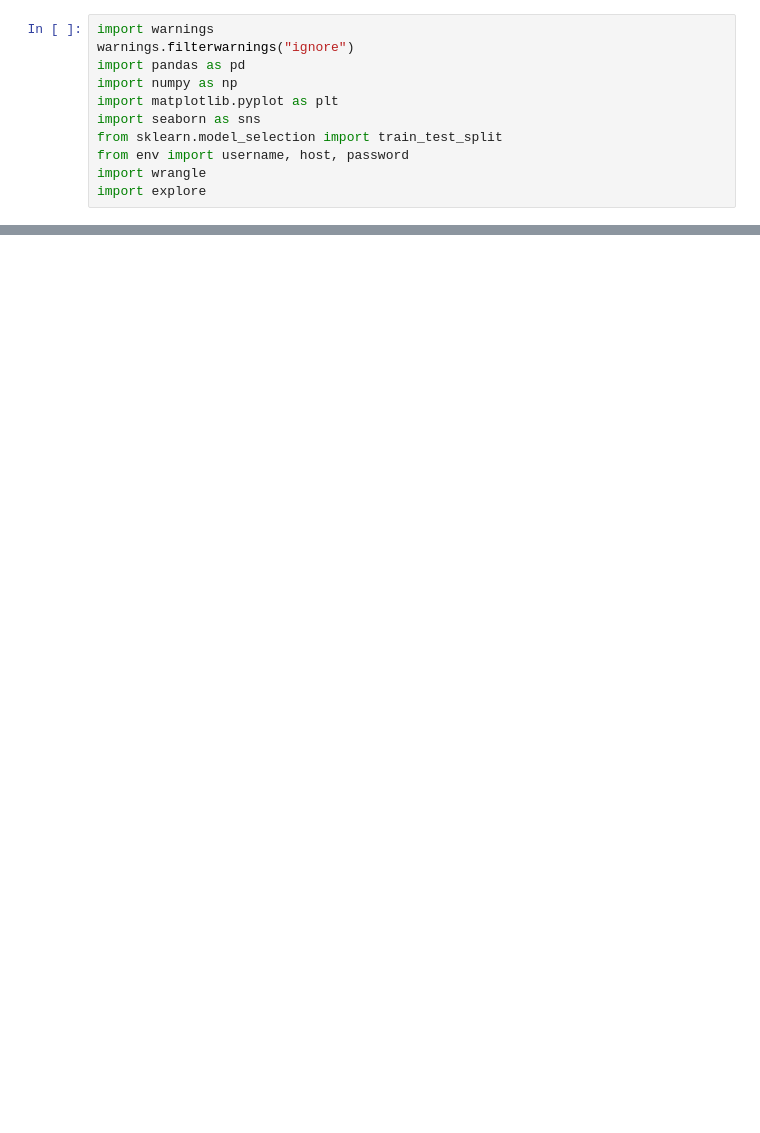
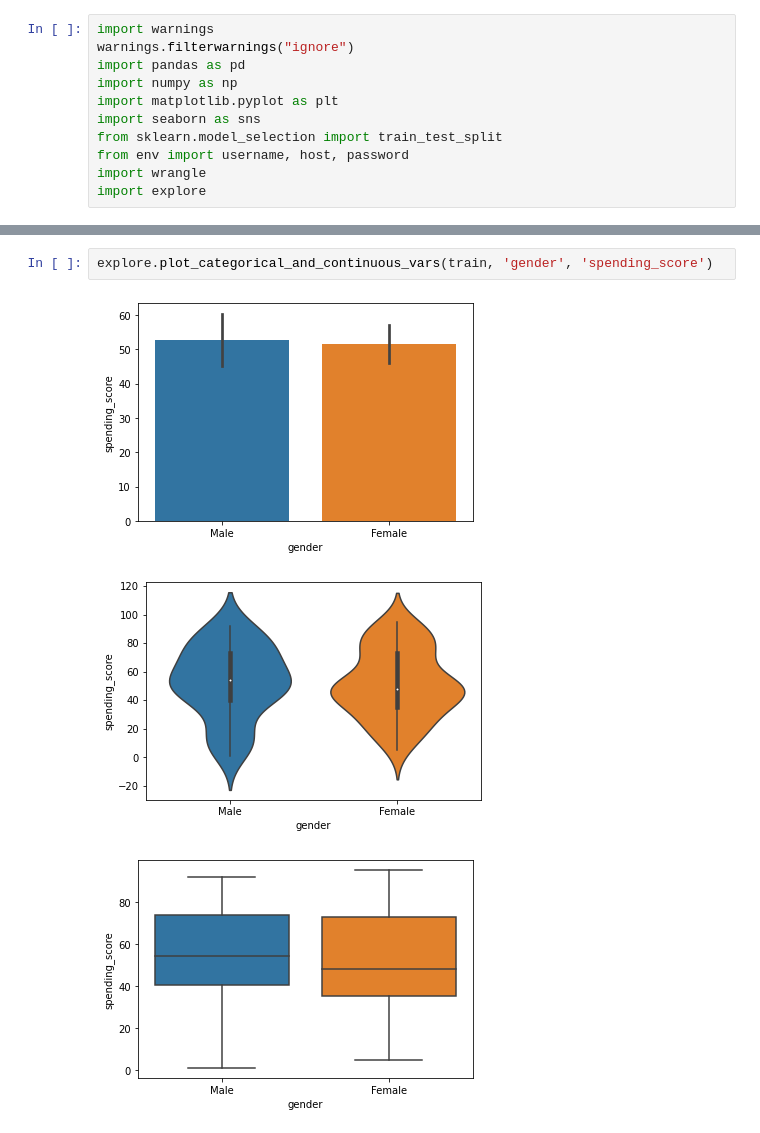
Before and after one commit to chriseverts/regression-exercises-, a Jupyter notebook: mall.ipynb, the cells around one changed output, grey strips where cells are left out. Saved outputs shown, nothing was run; the diff lists cells and outputs as text; blank space fills up the shorter version.

```diff
--- a/mall.ipynb
+++ b/mall.ipynb
@@ -19,0 +55,6 @@ AttributeError: 'function' object has no attribute 'head'
+# %%
+explore.plot_categorical_and_continuous_vars(train, 'gender', 'spending_score')
+# %% [output]
+[figure, added]
+[figure, added]
+[figure, added]
```
Also changed, not shown: parts of 9 cells of this notebook, 2 other files.
